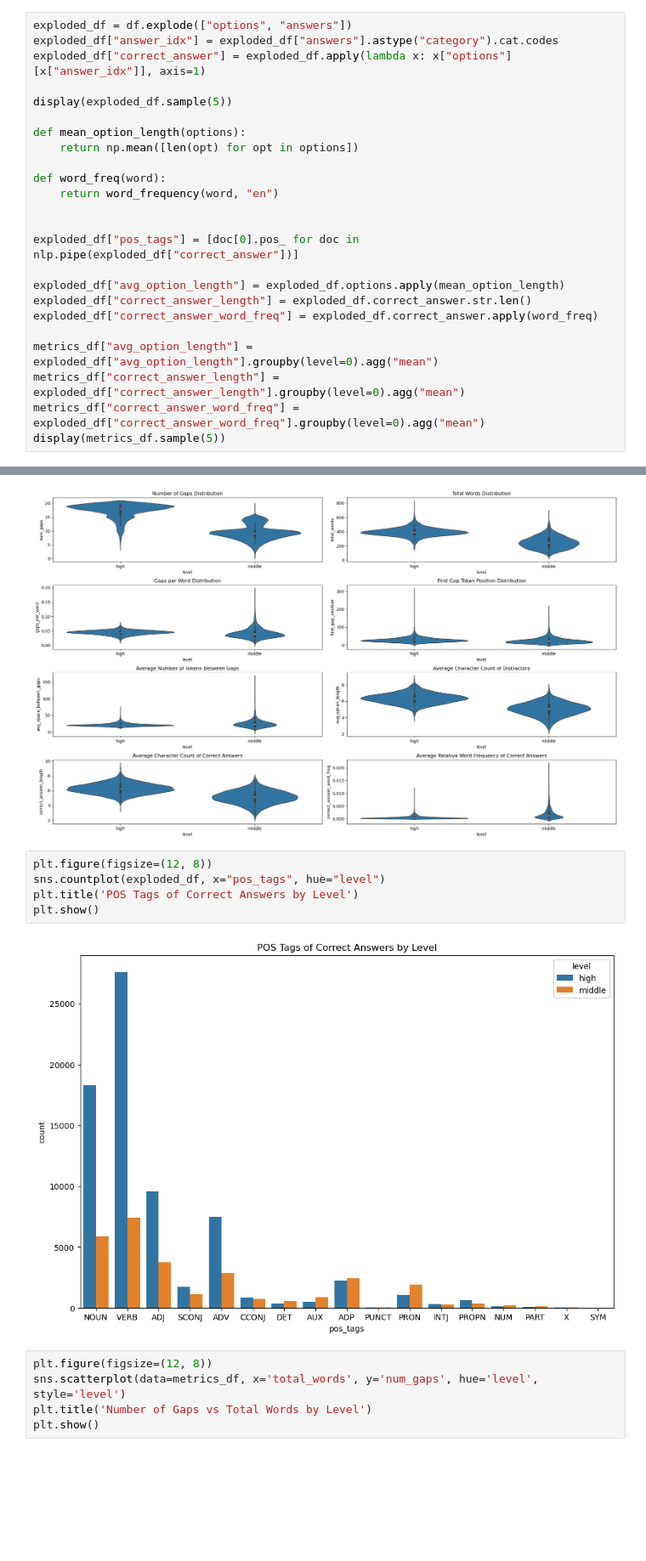
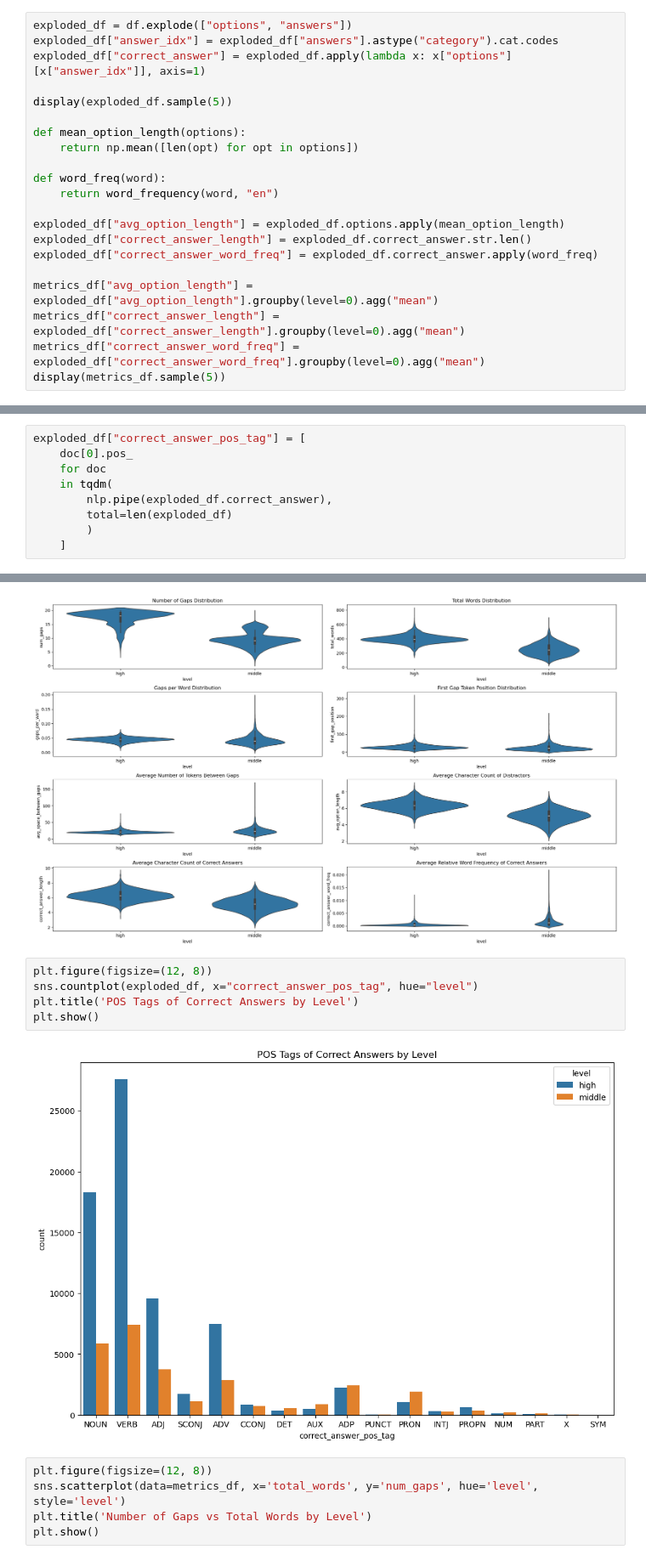
Before and after one commit to learlab/itell-cloze, a Jupyter notebook: src/eda.ipynb, the cells around one changed output, grey strips where cells are left out. Shown at 85% size. Drawn from its saved outputs; the diff is of its cells as text; blank space fills up the shorter version.

```diff
--- a/src/eda.ipynb
+++ b/src/eda.ipynb
@@ -95,9 +100,6 @@ def mean_option_length(options):
 def word_freq(word):
     return word_frequency(word, "en")
 
-
-exploded_df["pos_tags"] = [doc[0].pos_ for doc in nlp.pipe(exploded_df["correct_answer"])]
-
 exploded_df["avg_option_length"] = exploded_df.options.apply(mean_option_length)
 exploded_df["correct_answer_length"] = exploded_df.correct_answer.str.len()
 exploded_df["correct_answer_word_freq"] = exploded_df.correct_answer.apply(word_freq)
@@ -122 +124,10 @@ display(metrics_df.sample(5))
+# %%
+exploded_df["correct_answer_pos_tag"] = [
+    doc[0].pos_
+    for doc
+    in tqdm(
+        nlp.pipe(exploded_df.correct_answer),
+        total=len(exploded_df)
+        )
+    ]
 # %%
@@ -192,11 +195,11 @@ plt.show()
 [figure]
 # %%
 plt.figure(figsize=(12, 8))
-sns.countplot(exploded_df, x="pos_tags", hue="level")
+sns.countplot(exploded_df, x="correct_answer_pos_tag", hue="level")
 plt.title('POS Tags of Correct Answers by Level')
 plt.show()
 # %% [output]
-[figure, old version]
+[figure, new version]
 # %%
 plt.figure(figsize=(12, 8))
 sns.scatterplot(data=metrics_df, x='total_words', y='num_gaps', hue='level', style='level')
```
Also changed, not shown: parts of 5 cells of this notebook, 1 other file.
